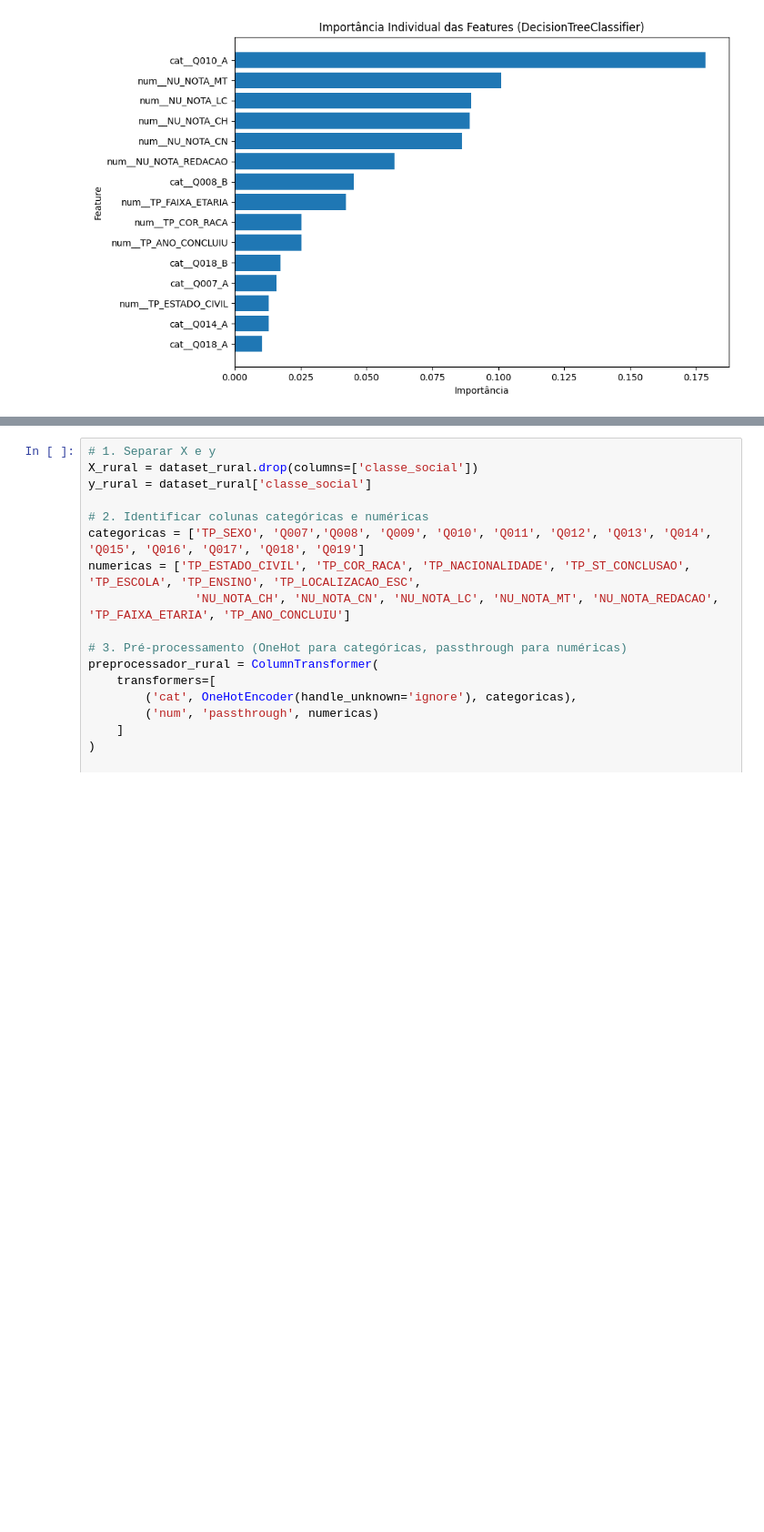
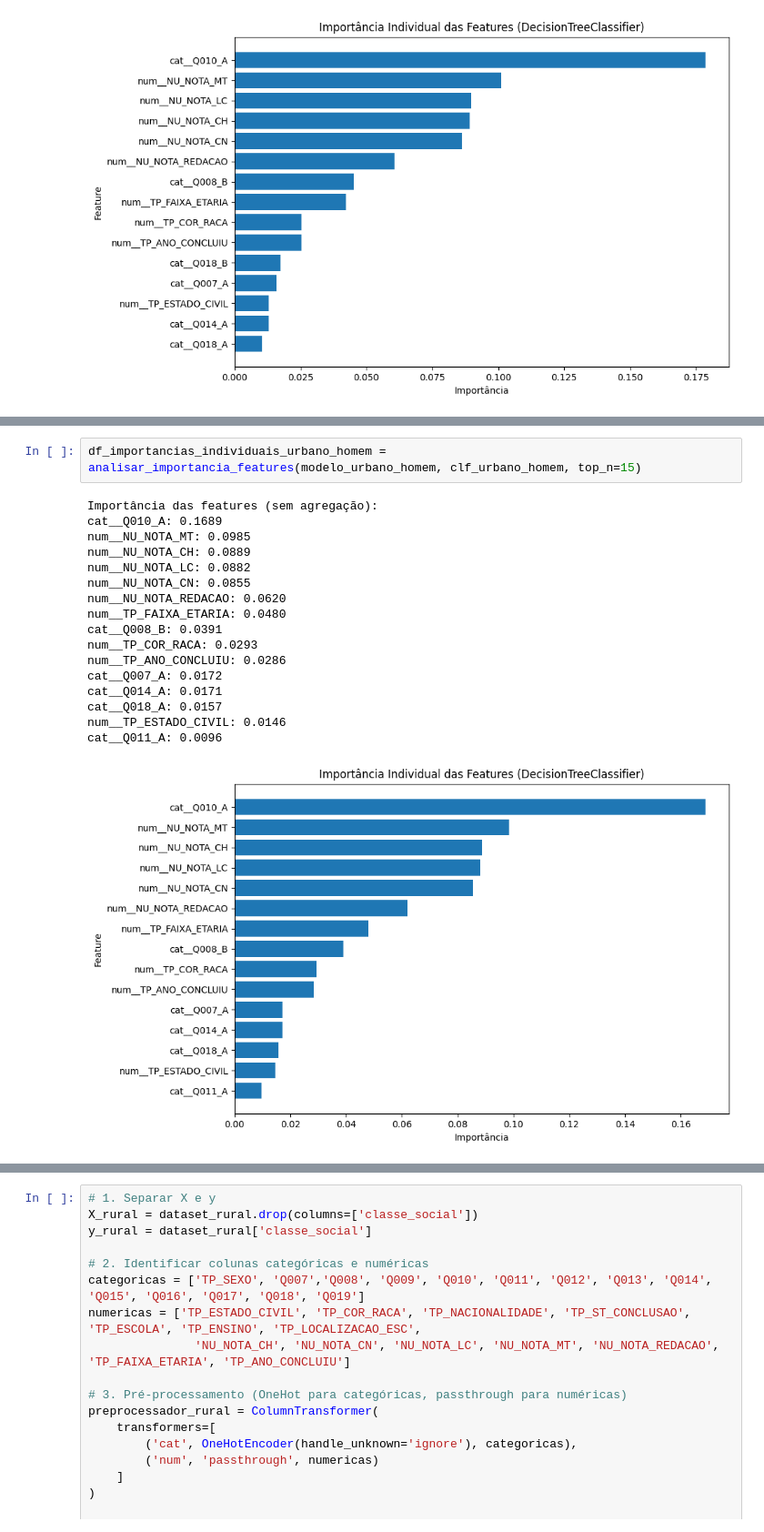
Before and after one commit to vinicarlosss/TCC_Sistemas-de-informa-o, a Jupyter notebook: arvore_decisao.ipynb, the cells around one changed output, grey strips where cells are left out. Shown at 91% size. Saved outputs shown, nothing was run; the diff lists cells and outputs as text; blank space fills up the shorter version.

```diff
--- a/arvore_decisao.ipynb
+++ b/arvore_decisao.ipynb
@@ -552,0 +925,20 @@ cat__Q018_A: 0.0104
+# %%
+df_importancias_individuais_urbano_homem = analisar_importancia_features(modelo_urbano_homem, clf_urbano_homem, top_n=15)
+# %% [output]
+Importância das features (sem agregação):
+cat__Q010_A: 0.1689
+num__NU_NOTA_MT: 0.0985
+num__NU_NOTA_CH: 0.0889
+num__NU_NOTA_LC: 0.0882
+num__NU_NOTA_CN: 0.0855
+num__NU_NOTA_REDACAO: 0.0620
+num__TP_FAIXA_ETARIA: 0.0480
+cat__Q008_B: 0.0391
+num__TP_COR_RACA: 0.0293
+num__TP_ANO_CONCLUIU: 0.0286
+cat__Q007_A: 0.0172
+cat__Q014_A: 0.0171
+cat__Q018_A: 0.0157
+num__TP_ESTADO_CIVIL: 0.0146
+cat__Q011_A: 0.0096
+[figure, added]
```
Also changed, not shown: parts of 35 cells of this notebook.
